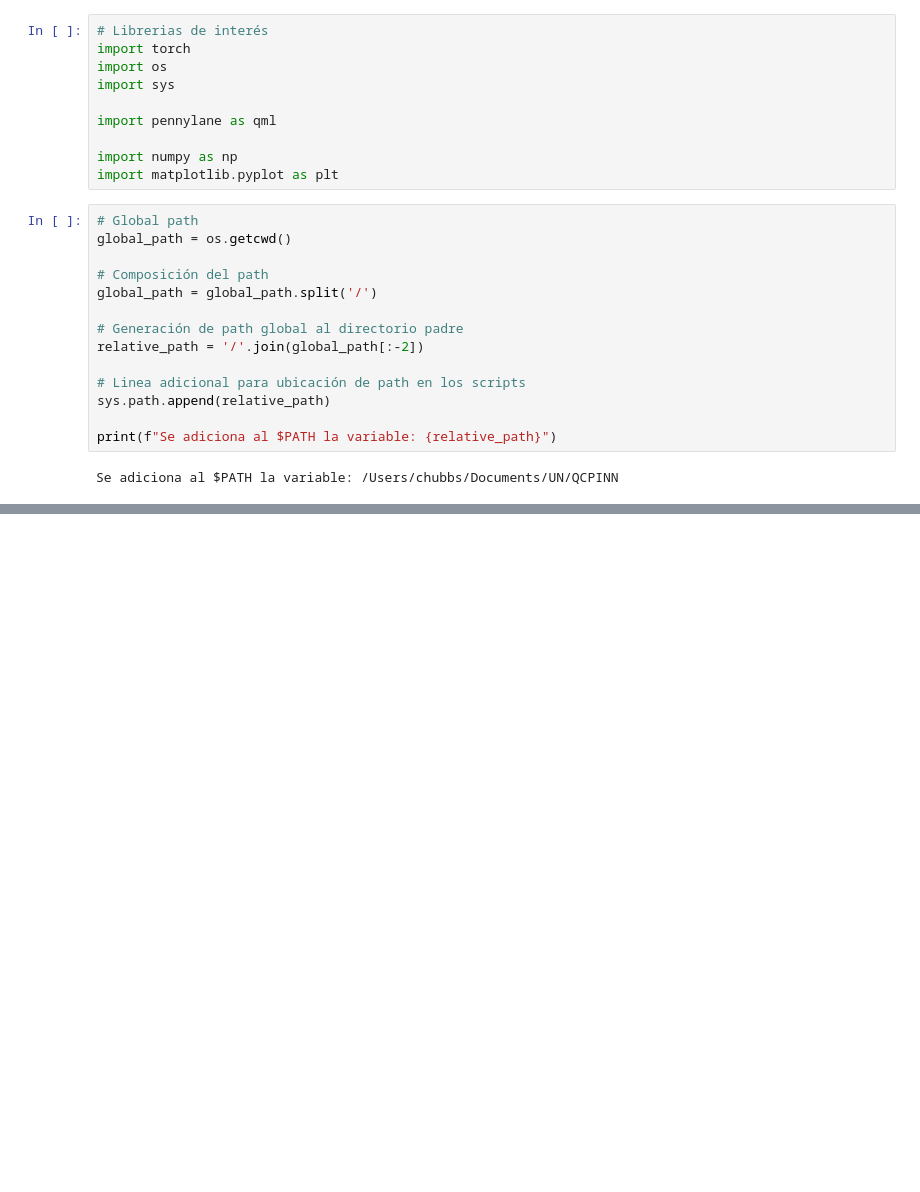
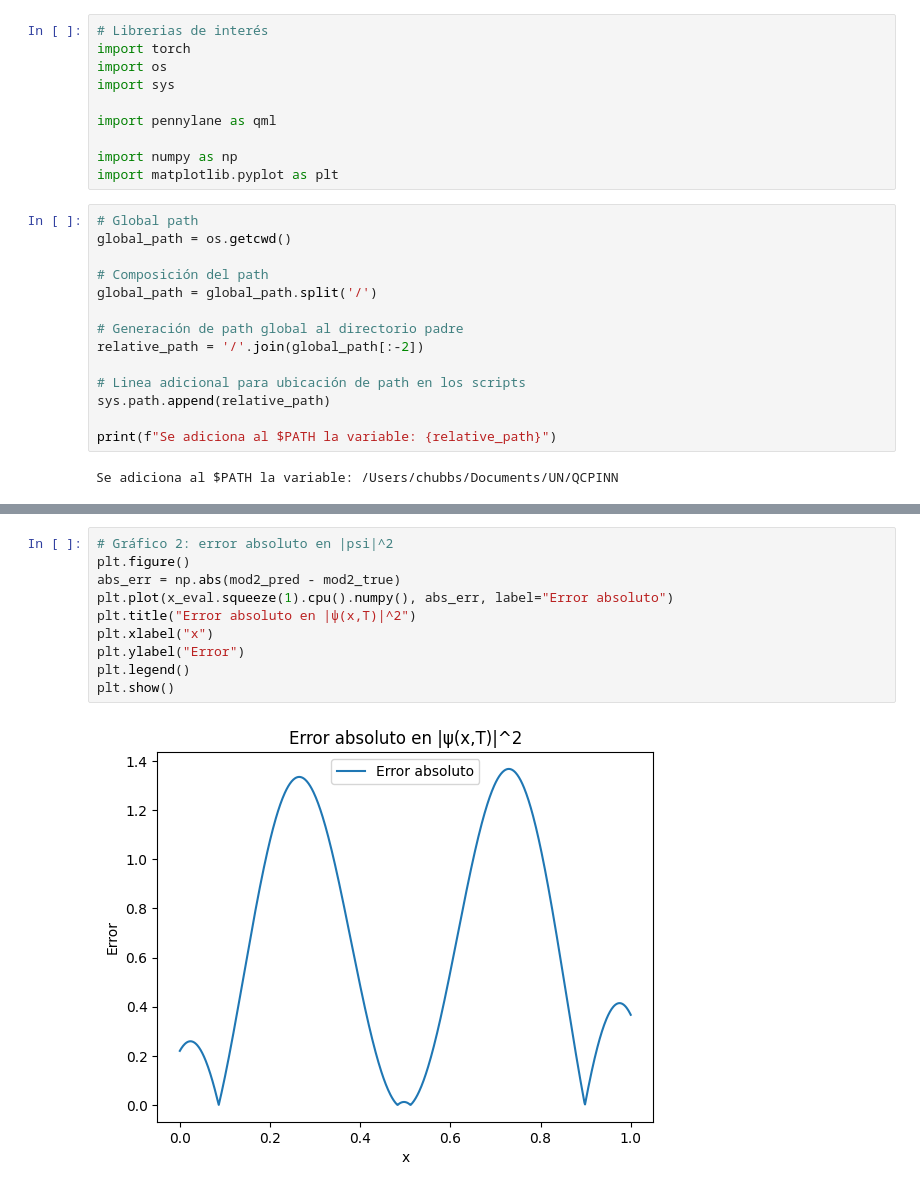
Before and after one commit to mateophy/QPINNs-2026, a Jupyter notebook: notebooks/operators_modifications/Operador_Schrodinger_1D.ipynb, the cells around one changed output, grey strips where cells are left out. Cells and saved outputs as stored; diff of their text form; blank space fills up the shorter version.

```diff
--- a/notebooks/operators_modifications/Operador_Schrodinger_1D.ipynb
+++ b/notebooks/operators_modifications/Operador_Schrodinger_1D.ipynb
@@ -437,0 +507,12 @@ logger = Logging(log_path)
+# %%
+# Gráfico 2: error absoluto en |psi|^2
+plt.figure()
+abs_err = np.abs(mod2_pred - mod2_true)
+plt.plot(x_eval.squeeze(1).cpu().numpy(), abs_err, label="Error absoluto")
+plt.title("Error absoluto en |ψ(x,T)|^2")
+plt.xlabel("x")
+plt.ylabel("Error")
+plt.legend()
+plt.show()
+# %% [output]
+[figure, added]
```
Also changed, not shown: parts of 11 cells of this notebook, 25 other files.
